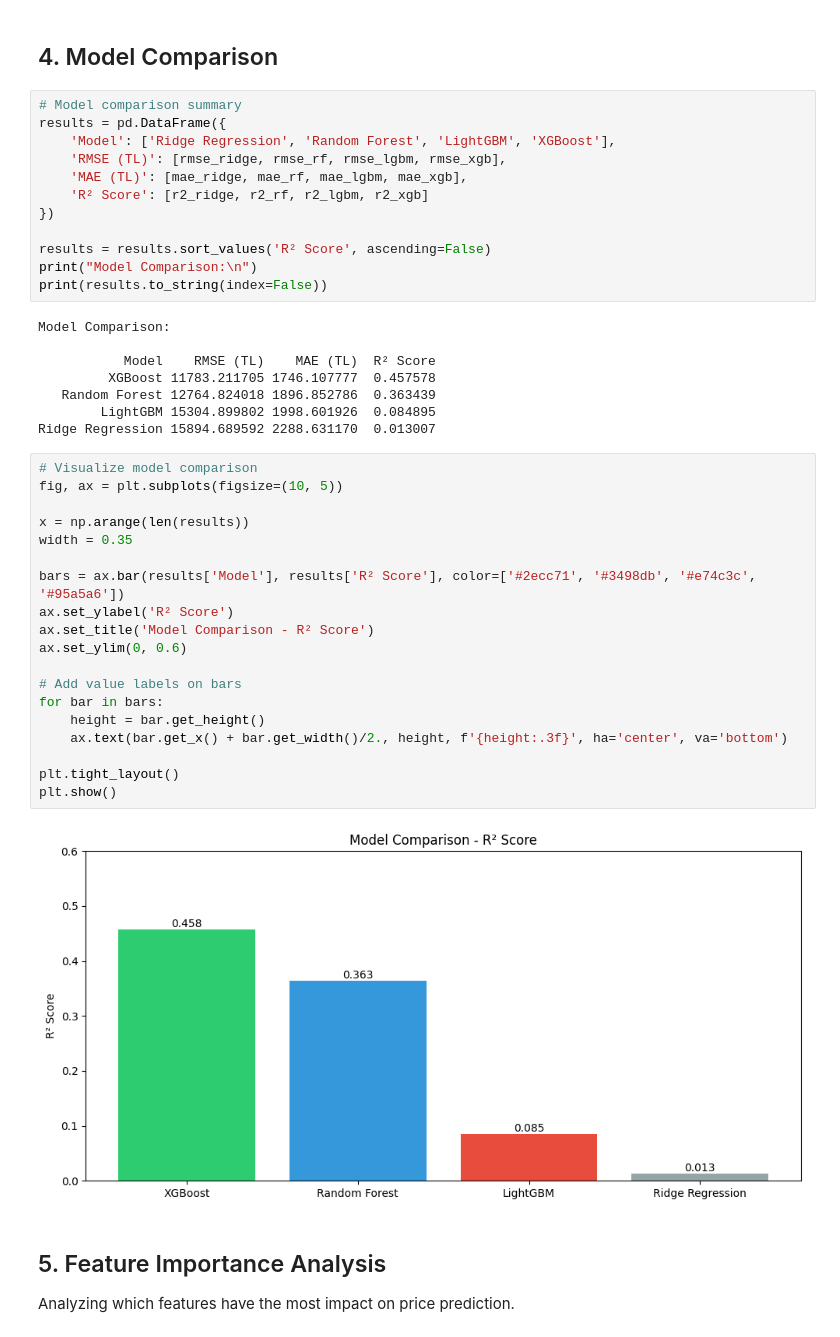
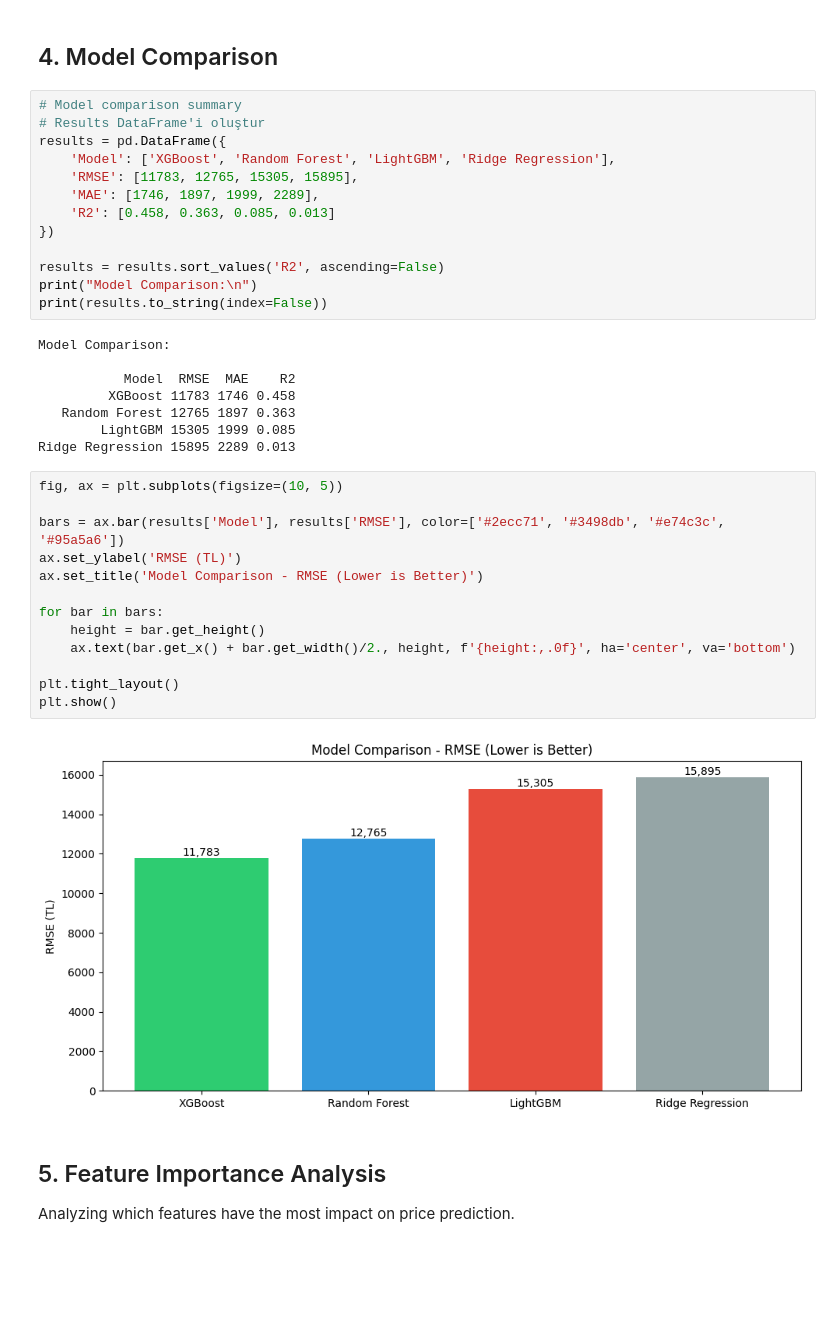
Before and after one commit to muhammedabdullahozdemirr/Airbnb_Istanbul_Price_Prediction, a Jupyter notebook: notebooks/Model.ipynb, the cells around one changed output. Drawn from its saved outputs; the diff is of its cells as text; blank space fills up the shorter version.

```diff
--- a/notebooks/Model.ipynb
+++ b/notebooks/Model.ipynb
@@ -184,45 +184,40 @@ R² Score: 0.4576
 ## 4. Model Comparison
 # %%
 # Model comparison summary
+# Results DataFrame'i oluştur
 results = pd.DataFrame({
-    'Model': ['Ridge Regression', 'Random Forest', 'LightGBM', 'XGBoost'],
-    'RMSE (TL)': [rmse_ridge, rmse_rf, rmse_lgbm, rmse_xgb],
-    'MAE (TL)': [mae_ridge, mae_rf, mae_lgbm, mae_xgb],
-    'R² Score': [r2_ridge, r2_rf, r2_lgbm, r2_xgb]
+    'Model': ['XGBoost', 'Random Forest', 'LightGBM', 'Ridge Regression'],
+    'RMSE': [11783, 12765, 15305, 15895],
+    'MAE': [1746, 1897, 1999, 2289],
+    'R2': [0.458, 0.363, 0.085, 0.013]
 })
 
-results = results.sort_values('R² Score', ascending=False)
+results = results.sort_values('R2', ascending=False)
 print("Model Comparison:\n")
 print(results.to_string(index=False))
 # %% [output]
 Model Comparison:
 
-           Model    RMSE (TL)    MAE (TL)  R² Score
-         XGBoost 11783.211705 1746.107777  0.457578
-   Random Forest 12764.824018 1896.852786  0.363439
-        LightGBM 15304.899802 1998.601926  0.084895
-Ridge Regression 15894.689592 2288.631170  0.013007
+           Model  RMSE  MAE    R2
+         XGBoost 11783 1746 0.458
+   Random Forest 12765 1897 0.363
+        LightGBM 15305 1999 0.085
+Ridge Regression 15895 2289 0.013
 # %%
-# Visualize model comparison
 fig, ax = plt.subplots(figsize=(10, 5))
 
-x = np.arange(len(results))
-width = 0.35
+bars = ax.bar(results['Model'], results['RMSE'], color=['#2ecc71', '#3498db', '#e74c3c', '#95a5a6'])
+ax.set_ylabel('RMSE (TL)')
+ax.set_title('Model Comparison - RMSE (Lower is Better)')
 
-bars = ax.bar(results['Model'], results['R² Score'], color=['#2ecc71', '#3498db', '#e74c3c', '#95a5a6'])
-ax.set_ylabel('R² Score')
-ax.set_title('Model Comparison - R² Score')
-ax.set_ylim(0, 0.6)
-
-# Add value labels on bars
 for bar in bars:
     height = bar.get_height()
-    ax.text(bar.get_x() + bar.get_width()/2., height, f'{height:.3f}', ha='center', va='bottom')
+    ax.text(bar.get_x() + bar.get_width()/2., height, f'{height:,.0f}', ha='center', va='bottom')
 
 plt.tight_layout()
 plt.show()
 # %% [output]
-[figure, old version]
+[figure, new version]
 # %% [markdown]
 ## 5. Feature Importance Analysis
 
```
Also changed, not shown: parts of 1 cell of this notebook, 3 other files.
